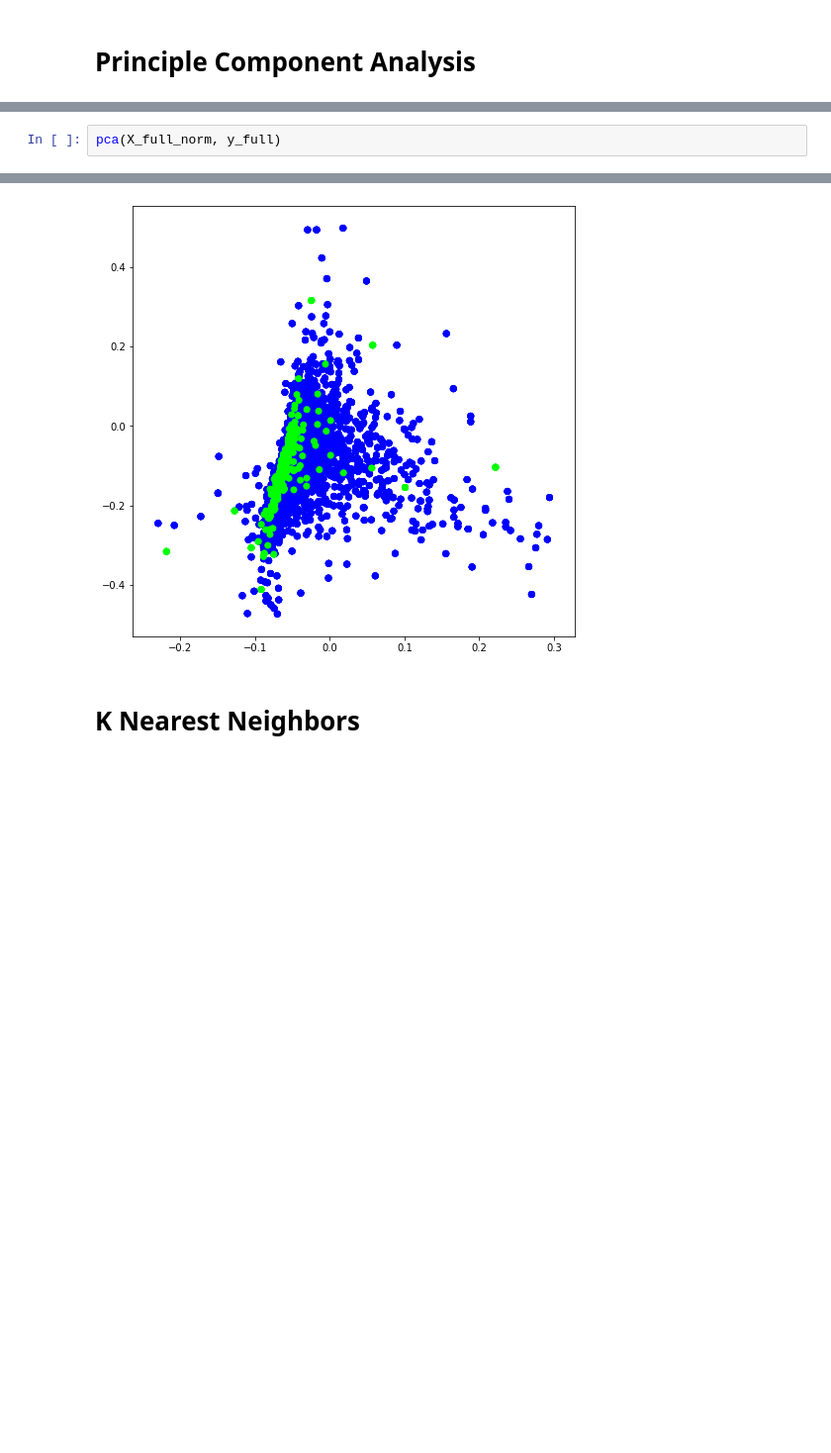
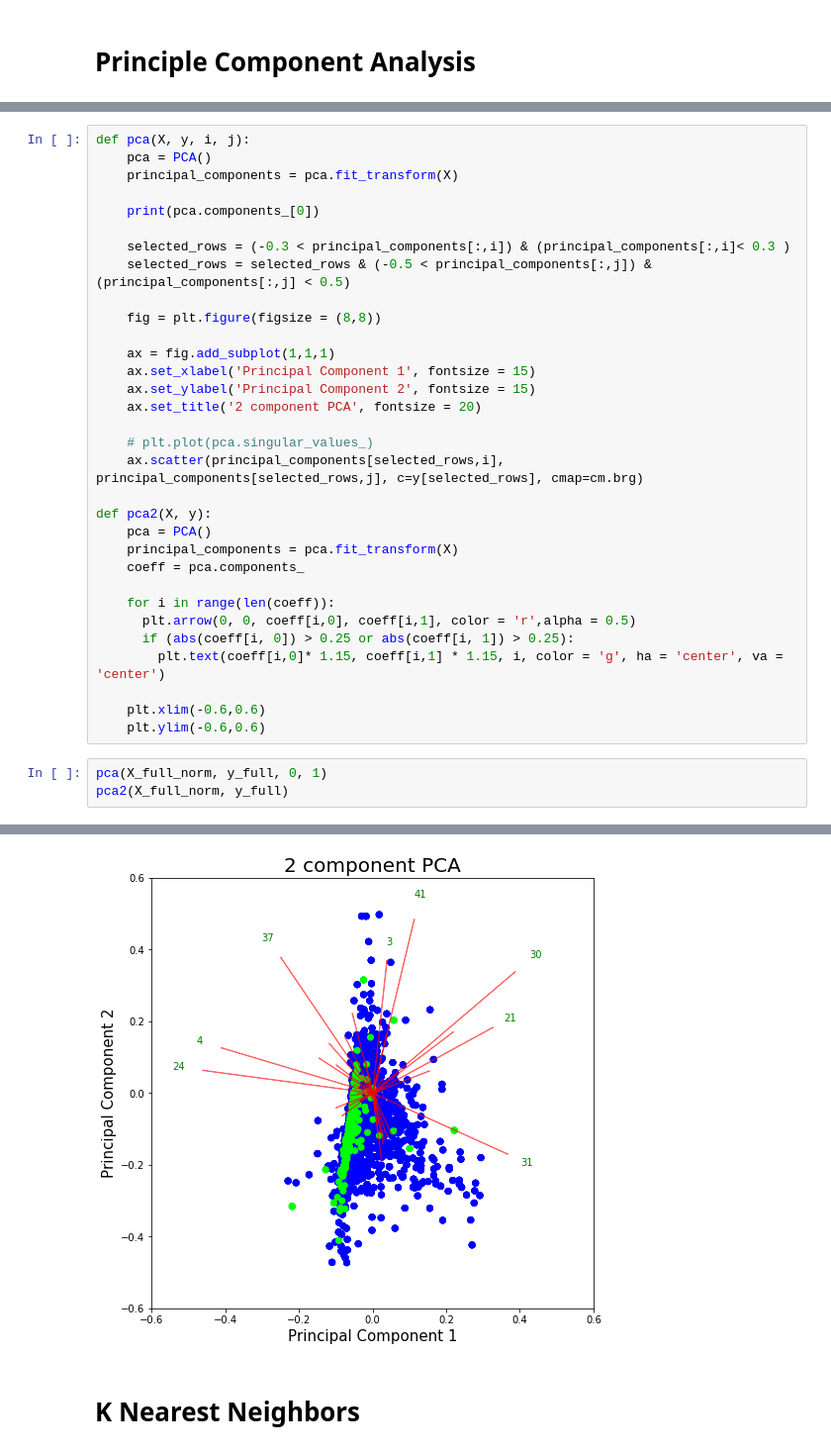
Before and after one commit to zchuning/BankruptcyDataAnalysis, a Jupyter notebook: BankruptcyDataAnalysis.ipynb, the cells around one changed output, grey strips where cells are left out. Shown: that part at 99% size. Cells and saved outputs as stored; diff of their text form; blank space fills up the shorter version.

```diff
--- a/BankruptcyDataAnalysis.ipynb
+++ b/BankruptcyDataAnalysis.ipynb
@@ -244,3 +232,36 @@ def pca(X, y):
+# %%
+def pca(X, y, i, j):
+    pca = PCA()
+    principal_components = pca.fit_transform(X)
+
+    print(pca.components_[0])
+
+    selected_rows = (-0.3 < principal_components[:,i]) & (principal_components[:,i]< 0.3 )
+    selected_rows = selected_rows & (-0.5 < principal_components[:,j]) & (principal_components[:,j] < 0.5)
+
+    fig = plt.figure(figsize = (8,8))
+
+    ax = fig.add_subplot(1,1,1)
+    ax.set_xlabel('Principal Component 1', fontsize = 15)
+    ax.set_ylabel('Principal Component 2', fontsize = 15)
+    ax.set_title('2 component PCA', fontsize = 20)
+
+    # plt.plot(pca.singular_values_)
+    ax.scatter(principal_components[selected_rows,i], principal_components[selected_rows,j], c=y[selected_rows], cmap=cm.brg)
+
+def pca2(X, y):
+    pca = PCA()
+    principal_components = pca.fit_transform(X)
+    coeff = pca.components_
+
+    for i in range(len(coeff)):
+      plt.arrow(0, 0, coeff[i,0], coeff[i,1], color = 'r',alpha = 0.5)
+      if (abs(coeff[i, 0]) > 0.25 or abs(coeff[i, 1]) > 0.25):
+        plt.text(coeff[i,0]* 1.15, coeff[i,1] * 1.15, i, color = 'g', ha = 'center', va = 'center')
+
+    plt.xlim(-0.6,0.6)
+    plt.ylim(-0.6,0.6)
 # %%
-pca(X_full_norm, y_full)
+pca(X_full_norm, y_full, 0, 1)
+pca2(X_full_norm, y_full)
 # %% [output]
@@ -247,4 +284,4 @@ pca(X_full_norm, y_full)
-[figure, old version]
+[figure, new version]
 # %% [markdown]
 # K Nearest Neighbors
 # %%
```
Also changed, not shown: parts of 19 cells of this notebook.
